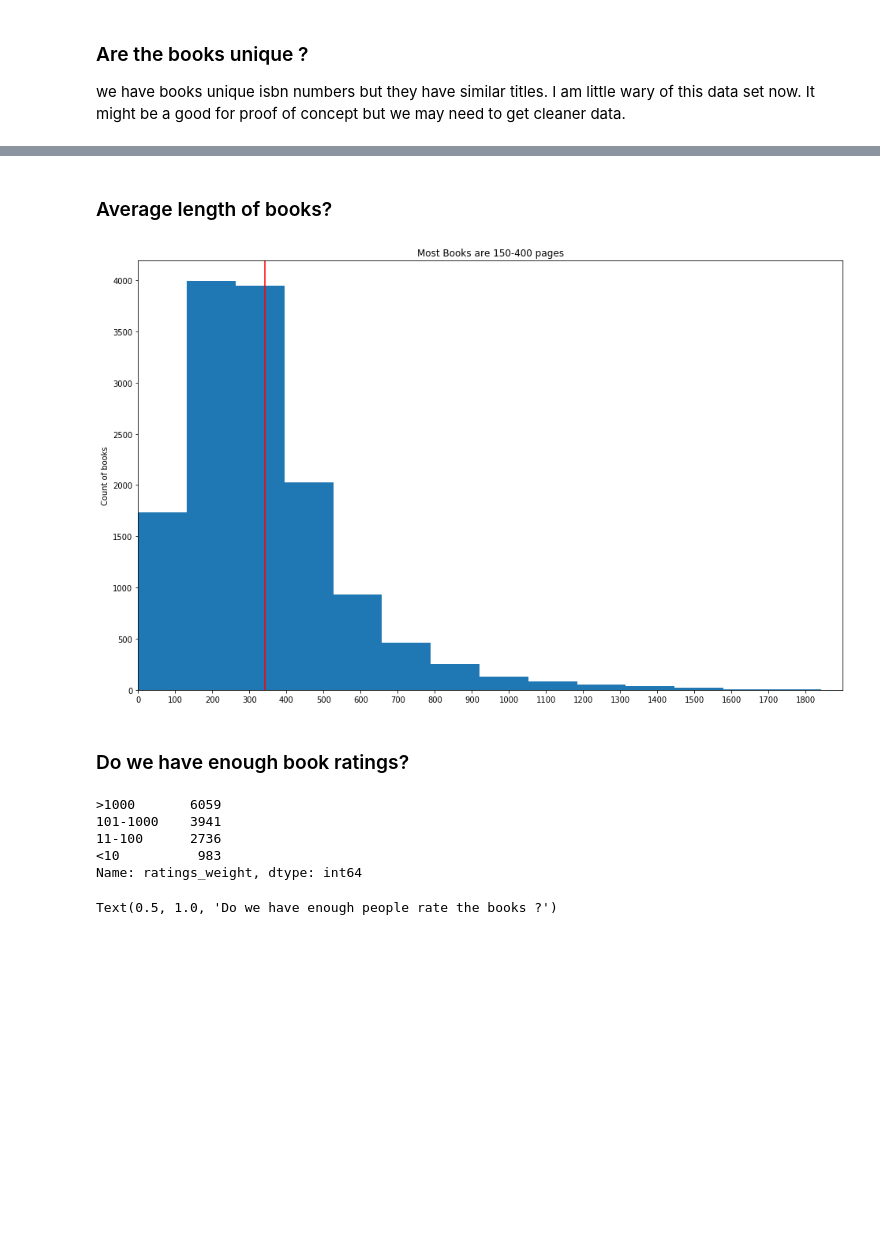
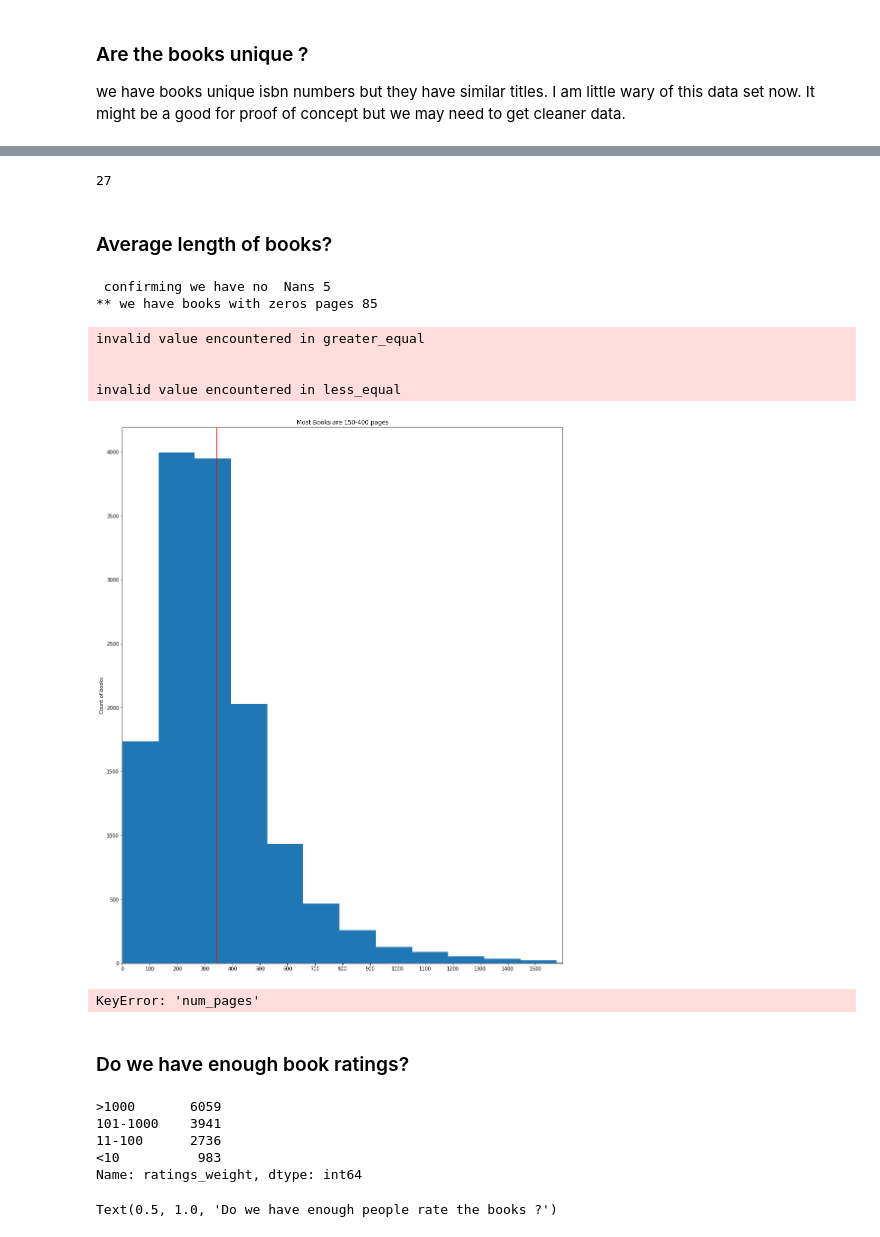
Before and after one commit to meghazavar/goodreads_book_recommender, a Jupyter notebook: code/EDA.ipynb, the cells around one changed output, grey strips where cells are left out. Cells and saved outputs as stored; diff of their text form; code cells hidden in the pictures; blank space fills up the shorter version.

```diff
--- a/code/EDA.ipynb
+++ b/code/EDA.ipynb
@@ -47,0 +91,5 @@ dtype: object
+# %%
+# Dropping the 5 rowes which has average rating as non-integer value
+books= books[~books['average_rating'].isna()]
+books['average_rating'] =  pd.to_numeric(books['average_rating'],errors='coerce')
+books['average_rating'].dtype
@@ -85,7 +112,0 @@ print(f" confirming we have books with zeros pages {len(books[books['num_pages']
-# %%
-#Dropping the last corrupted columns which has only handful of values
-books = books.drop(['dontcare','isbn13','bookID'], axis =1)
-
-# Dropping the 5 rowes which has average rating as non-integer value
-books= books[~books['average_rating'].isnull()]
-books['average_rating'] =  pd.to_numeric(books['average_rating'],errors='coerce')
@@ -114,17 +113,54 @@ Name: language_code, dtype: int64
+# %%
+len(books[books['authors'].str.contains('J.K. Rowling')])
+# %% [output]
+27
+# %%
+#https://pandas.pydata.org/pandas-docs/stable/reference/groupby.html
+#De-duplicating the  records as we only care about title and content of the book ,
+
+dup_books =books_with_same_title.index[books_with_same_title >1]
+dup_book_df = books[books['title'].isin(dup_books)]
+
+books = books.groupby('title').agg(
+                             {'authors':'first',
+                              'average_rating':'mean',
+                              'ratings_count': 'sum'
+                              #'num_pages':'first'
+                              }).reset_index()
 # %% [markdown]
 ### Average length of books?
+# %%
+print(f" confirming we have no  Nans {books['average_rating'].isnull().sum()}")
+print(f"** we have books with zeros pages {len(books[books['num_pages'] ==0])}")
+# %% [output]
+ confirming we have no  Nans 5
+** we have books with zeros pages 85
 # %%
 def plot_distribution(column, title,xlabel,xstart,x_end,stepsize, bins =50):
-    plt.figure(figsize=(16,10))
+    plt.figure(figsize=(16,20))
     plt.hist(books[column], bins)
     plt.gca().set(title='Most Books are 150-400 pages', ylabel='Count of books');
     plt.xlim(xstart,x_end)
     plt.xticks(np.arange(xstart, x_end, step=stepsize));
     plt.axvline(books['num_pages'].mean(), color='r',label ="average length")
 # %%
-plot_distribution('num_pages',"length in pages",'Average lenth of a book is around 350 pages',0,1900,100)
+plot_distribution('num_pages',"length in pages",'Average lenth of a book is around 350 pages',0,1600,100)
 # %% [output]
+invalid value encountered in greater_equal
+
+
+invalid value encountered in less_equal
-[figure, old version]
+[figure, new version]
+# %%
+layout = go.Layout(title="Distribution Number of pages for the books" ,
+                   xaxis=dict(title="" ),
+                   yaxis=dict(title="Number of pages" ))
+fig = go.Figure(layout=layout)
+# Use x instead of y argument for horizontal plot
+fig.add_trace(go.Box(y=books['num_pages'],name='books',boxmean='sd'))
+fig.show();
+# %% [output]
+KeyError: 'num_pages'
 # %% [markdown]
 ### Do we have enough book ratings?
 # %%
@@ -137,15 +173,14 @@ def reviewer_category(ratings_count):
         return('101-1000')
     else:
          return('>1000')
+books['ratings_weight'] =books['ratings_count'].map(reviewer_category)
+books['ratings_weight'].value_counts()
+# %% [output]
+>1000       6059
+101-1000    3941
+11-100      2736
+<10          983
+Name: ratings_weight, dtype: int64
-# %%
-books['ratings_weight'] =books['ratings_count'].map(reviewer_category)
-books['ratings_weight'].value_counts()
-# %% [output]
->1000       6059
-101-1000    3941
-11-100      2736
-<10          983
-Name: ratings_weight, dtype: int64
 # %%
 plt.bar(books['ratings_weight'].value_counts().index,books['ratings_weight'].value_counts())
 plt.xlabel("Rating count")
```
Also changed, not shown: parts of 31 cells of this notebook, 5 other files.
